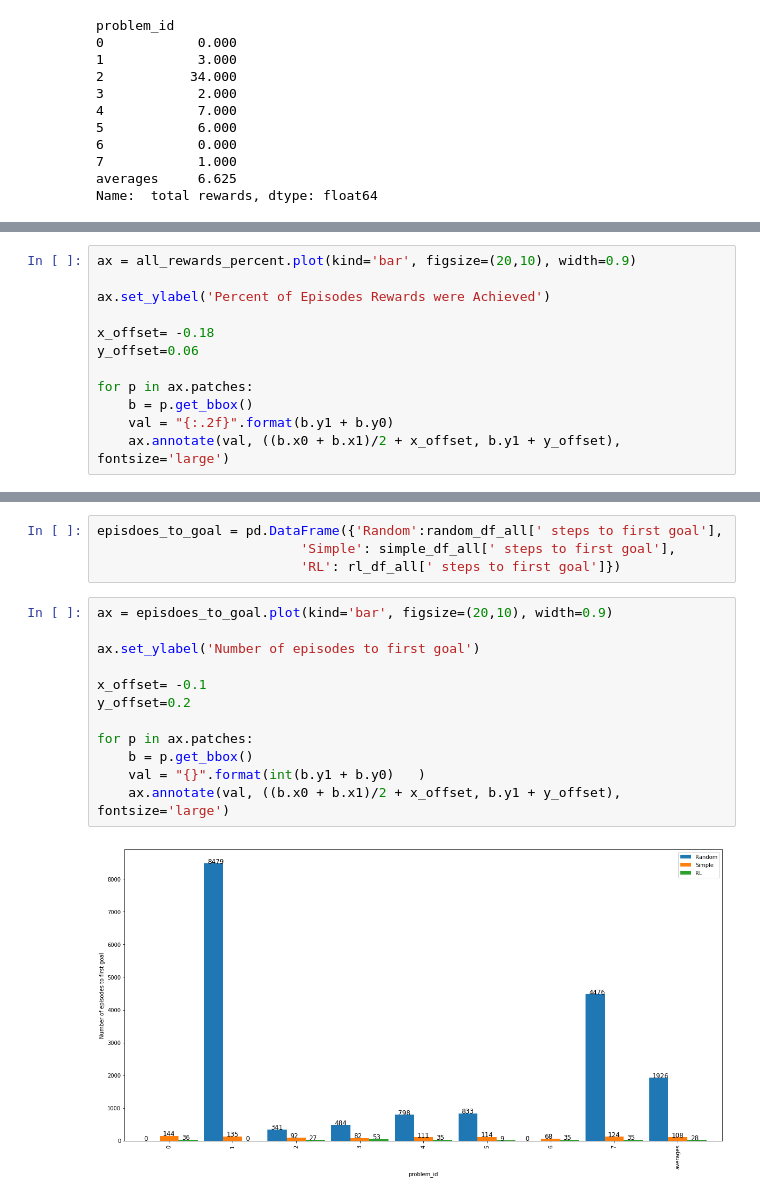
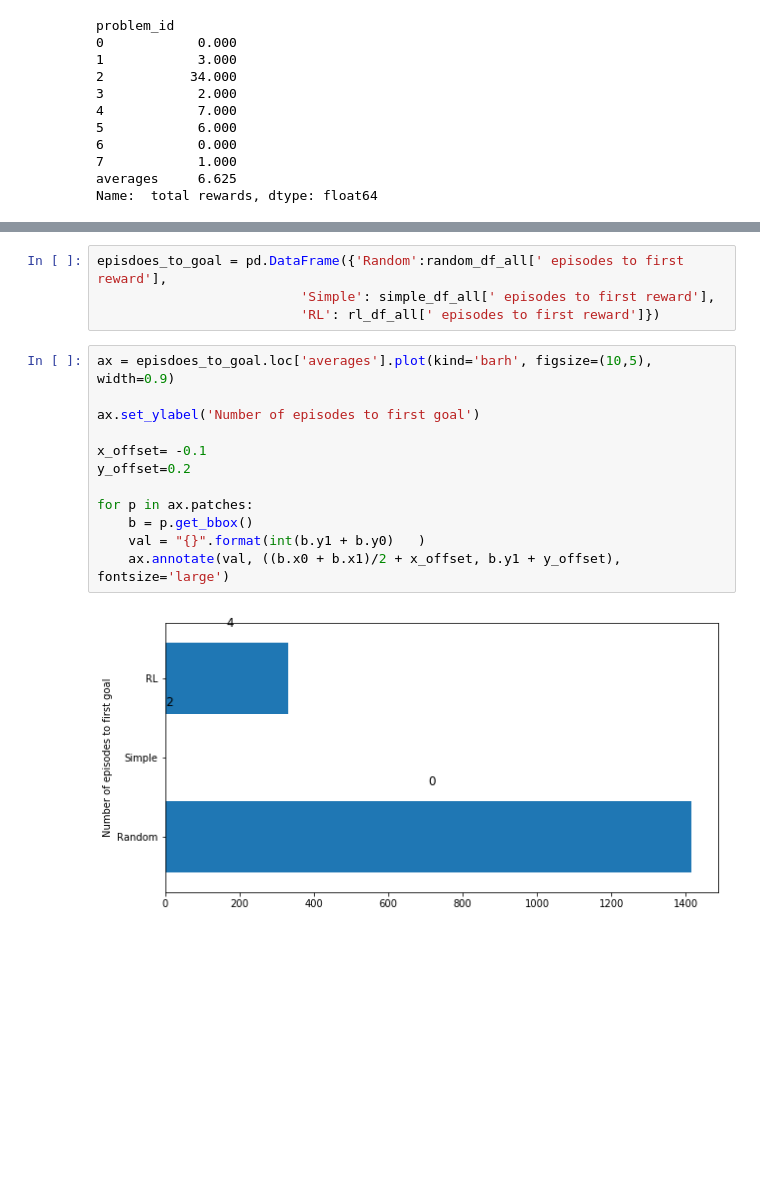
Before and after one commit to heatherlogan/Frozen-Lake, a Jupyter notebook: temp_analysis.ipynb, the cells around one changed output, grey strips where cells are left out. Cells and saved outputs as stored; diff of their text form; blank space fills up the shorter version.

```diff
--- a/temp_analysis.ipynb
+++ b/temp_analysis.ipynb
@@ -296,12 +308,0 @@ all_rewards = pd.DataFrame({'Random':random_df_all[' total rewards'],
-# %%
-ax = all_rewards_percent.plot(kind='bar', figsize=(20,10), width=0.9)
-
-ax.set_ylabel('Percent of Episodes Rewards were Achieved')
-
-x_offset= -0.18
-y_offset=0.06
-
-for p in ax.patches:
-    b = p.get_bbox()
-    val = "{:.2f}".format(b.y1 + b.y0)
-    ax.annotate(val, ((b.x0 + b.x1)/2 + x_offset, b.y1 + y_offset), fontsize='large')
@@ -324,18 +342,18 @@ rl_df_all
 # %%
-episdoes_to_goal = pd.DataFrame({'Random':random_df_all[' steps to first goal'],
-                          'Simple': simple_df_all[' steps to first goal'],
-                          'RL': rl_df_all[' steps to first goal']})
+episdoes_to_goal = pd.DataFrame({'Random':random_df_all[' episodes to first reward'],
+                          'Simple': simple_df_all[' episodes to first reward'],
+                          'RL': rl_df_all[' episodes to first reward']})
 # %%
-ax = episdoes_to_goal.plot(kind='bar', figsize=(20,10), width=0.9)
+ax = episdoes_to_goal.loc['averages'].plot(kind='barh', figsize=(10,5), width=0.9)
 
 ax.set_ylabel('Number of episodes to first goal')
 
 x_offset= -0.1
 y_offset=0.2
 
 for p in ax.patches:
     b = p.get_bbox()
     val = "{}".format(int(b.y1 + b.y0)   )
     ax.annotate(val, ((b.x0 + b.x1)/2 + x_offset, b.y1 + y_offset), fontsize='large')
 # %% [output]
-[figure, old version]
+[figure, new version]
```
Also changed, not shown: parts of 40 cells of this notebook, 42 other files.
